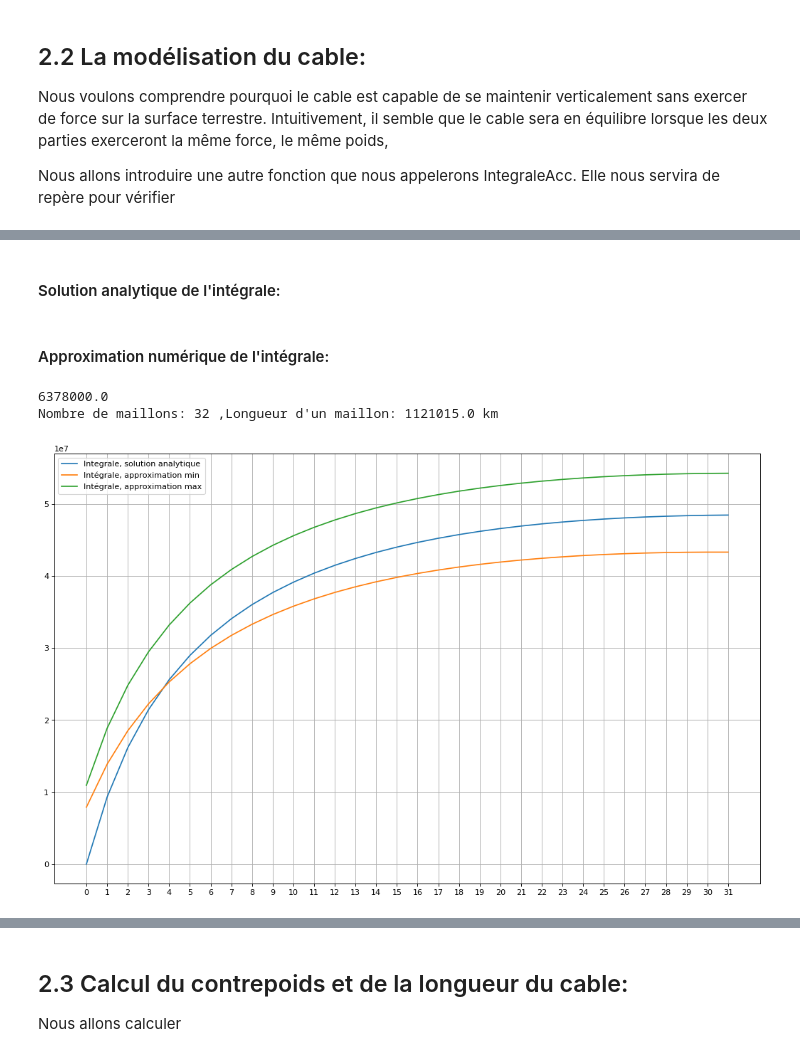
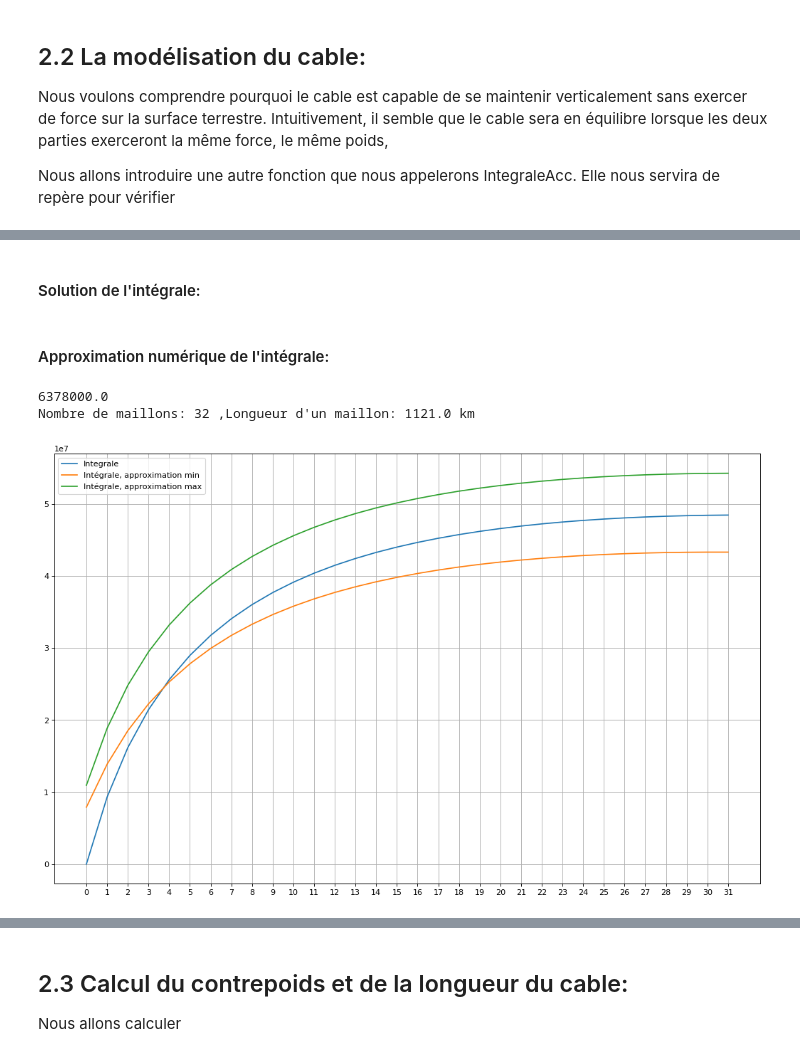
Before and after one commit to christophe-bonnefoy/TPE-SRR-2018, a Jupyter notebook: TPE-Ascenseur-Spatial.ipynb, the cells around one changed output, grey strips where cells are left out. Drawn from its saved outputs; the diff is of its cells as text; code cells hidden in the pictures.

```diff
--- a/TPE-Ascenseur-Spatial.ipynb
+++ b/TPE-Ascenseur-Spatial.ipynb
@@ -185,5 +189,5 @@ Nombre de maillons: 16 ; Longueur d'un maillon: 2242.0 km
 # %% [markdown]
-#### Solution analytique de l'intégrale:
+#### Solution de l'intégrale:
 # %%
 def IntegraleAcc (r):
     IntegraleAcc = G*Mt*( -1/r - (r**2)/(2*Rg**3) + 1/Rt + (Rt**2)/(2*Rg**3))
@@ -194,7 +198,7 @@ def IntegraleAcc (r):
 NombreMaillons = 32
 print(Rt)
 LongueurMaillon = (Rg-Rt)/NombreMaillons
-print("Nombre de maillons:", NombreMaillons, ",Longueur d'un maillon:",round(LongueurMaillon,0), "km")
+print("Nombre de maillons:", NombreMaillons, ",Longueur d'un maillon:",round(LongueurMaillon*1E-3,0), "km")
 
 # Maillons est la liste
 Maillons    = [0]*NombreMaillons
@@ -202,36 +206,36 @@ Integrale   = [0]*NombreMaillons
 Int_min     = [0]*NombreMaillons
 Int_max     = [0]*NombreMaillons
 
-#Calculer les
+#Calculer les approximations
 for i in range (NombreMaillons):
     Maillons[i]    = i
     Integrale[i] = IntegraleAcc(Rt + i*LongueurMaillon)
 
     Int_max [i] = Int_max[i-1] + LongueurMaillon * AccTotale (Rt + (i)*LongueurMaillon )
     Int_min [i] = Int_min[i-1] + LongueurMaillon * AccTotale (Rt + (i+1)*LongueurMaillon )
 
     #print("Maillon:", i, "Intégrale min", Int_min[i], "Integrale max", Int_max[i])
 
 # Représentation graphique:
 r = np.arange(Rt, Rg, 1E3)
 r_km = r*1E-3
 
 plt.figure(figsize=(16, 10), dpi= 80, facecolor='w', edgecolor='k')
 
-plt.plot(Maillons, Integrale, label="Integrale, solution analytique")
+plt.plot(Maillons, Integrale, label="Integrale")
 
 plt.plot(Maillons, Int_min, label='Intégrale, approximation min')
 plt.plot(Maillons, Int_max, label='Intégrale, approximation max')
 
 plt.xticks(Maillons)
 
 plt.grid()
 plt.legend()
 plt.savefig('images/AccTotaleCalculIntegrale.png')
 
 
 plt.show()
 # %% [output]
 6378000.0
-Nombre de maillons: 32 ,Longueur d'un maillon: 1121015.0 km
+Nombre de maillons: 32 ,Longueur d'un maillon: 1121.0 km
-[figure, old version]
+[figure, new version]
```
Also changed, not shown: parts of 18 cells of this notebook, 8 other files.
